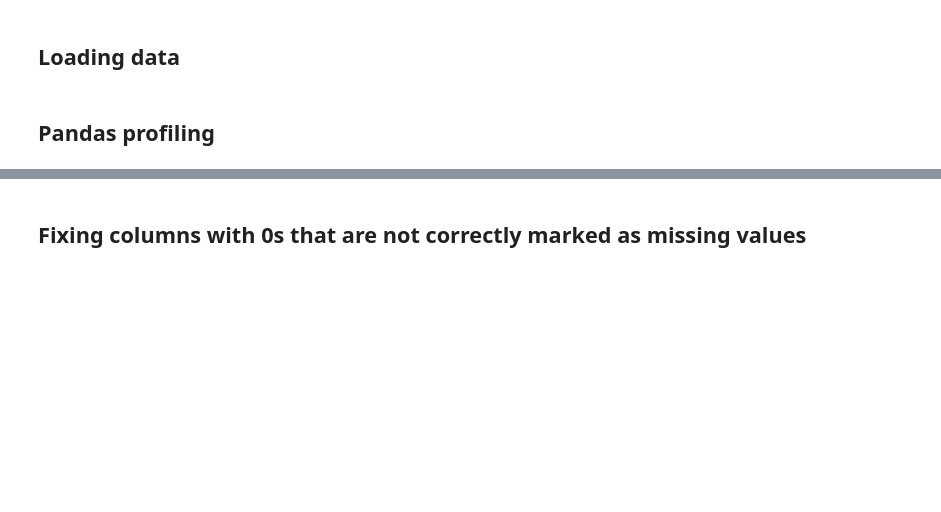
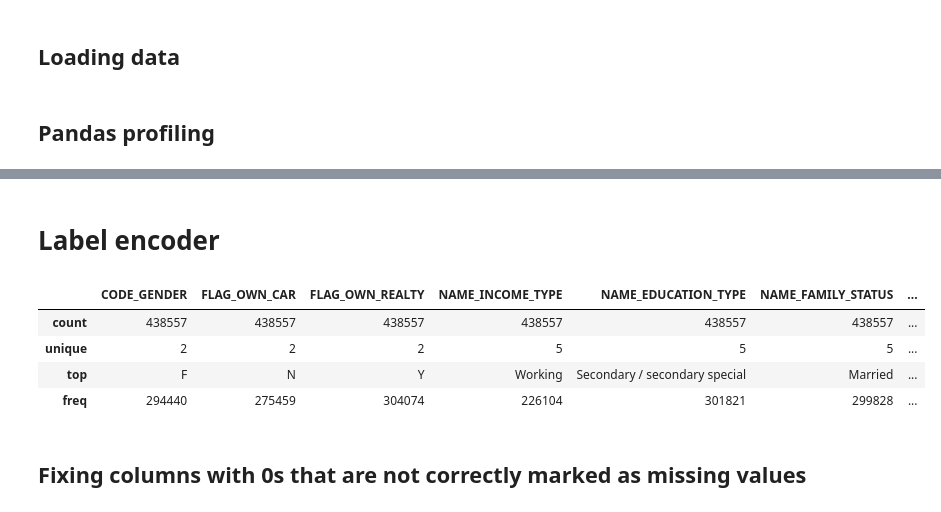
Before and after one commit to hecogo1/caixabank, a Jupyter notebook: code/BETA_01.EDA_&_Cleaning_Nan_Imputation copy.ipynb, the cells around one changed output, grey strips where cells are left out. Cells and saved outputs as stored; diff of their text form; code cells hidden in the pictures; blank space fills up the shorter version.

```diff
--- a/code/BETA_01.EDA_&_Cleaning_Nan_Imputation.ipynb
+++ b/code/BETA_01.EDA_&_Cleaning_Nan_Imputation copy.ipynb
@@ -112,0 +57,12 @@ https://github.com/ydataai/pandas-profiling/issues
+# %% [markdown]
+# Label encoder
+# %%
+# taking a look to categorical variables
+cat_vars = data_frame.select_dtypes(exclude=[np.number])
+cat_vars.describe()
+# %% [output]
+|  | CODE_GENDER | FLAG_OWN_CAR | FLAG_OWN_REALTY | NAME_INCOME_TYPE | NAME_EDUCATION_TYPE | NAME_FAMILY_STATUS | ... |
+| count | 438557 | 438557 | 438557 | 438557 | 438557 | 438557 | ... |
+| unique | 2 | 2 | 2 | 5 | 5 | 5 | ... |
+| top | F | N | Y | Working | Secondary / secondary special | Married | ... |
+| freq | 294440 | 275459 | 304074 | 226104 | 301821 | 299828 | ... |
```
Also changed, not shown: parts of 11 cells of this notebook, 5 other files.
